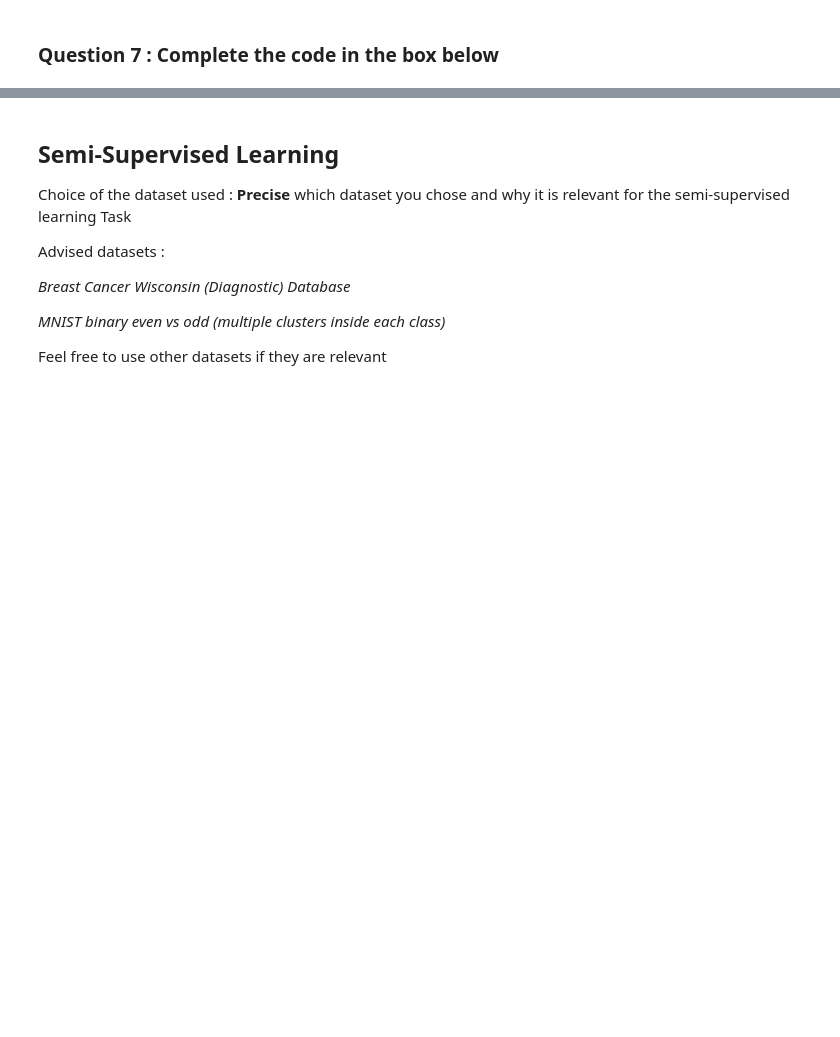
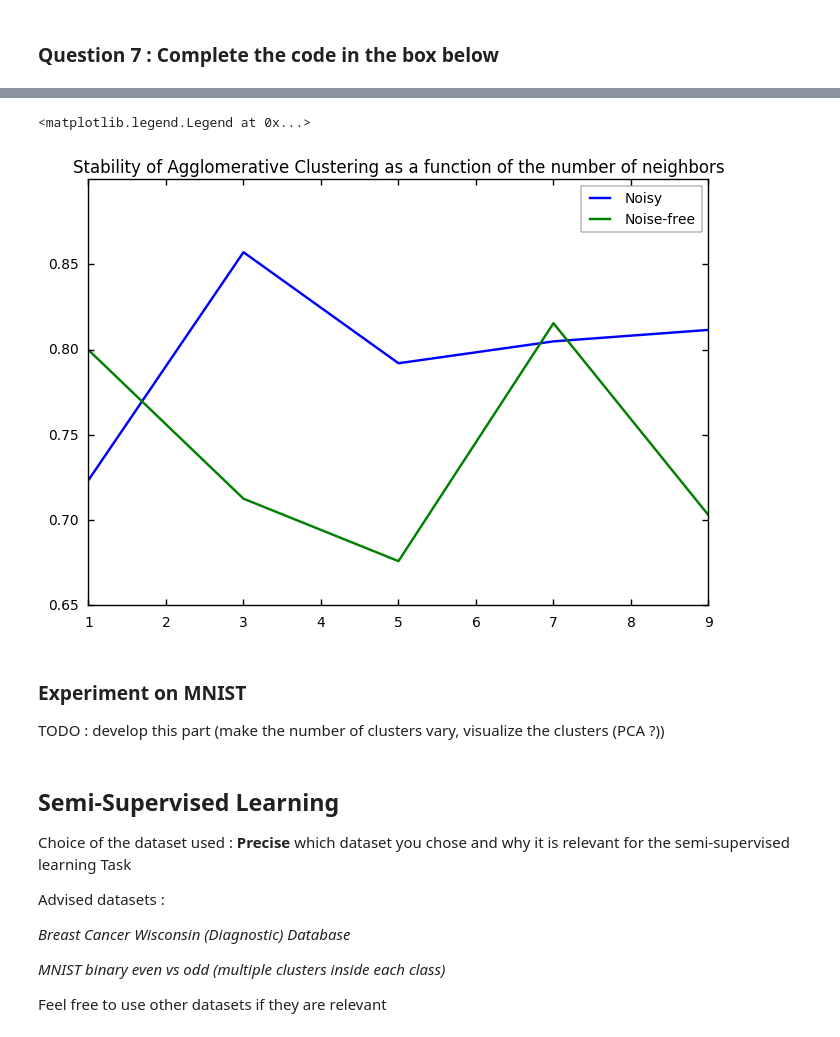
Before and after one commit to TdOpt/SpectralClustering, a Jupyter notebook: TP_SpectralClustering.ipynb, the cells around one changed output, grey strips where cells are left out. Cells and saved outputs as stored; diff of their text form; code cells hidden in the pictures; blank space fills up the shorter version.

```diff
--- a/TP_SpectralClustering.ipynb
+++ b/TP_SpectralClustering.ipynb
@@ -161,0 +166,28 @@ from sklearn.cluster import AgglomerativeClustering
+# %%
+from sklearn.cluster import AgglomerativeClustering
+
+noise_free_stability = []
+noisy_stability = []
+n_neighbors_list = np.arange(1,11,2)
+
+for k in n_neighbors_list:
+    noisy_stability.append(
+        cluster_stability(noisy_moons[.2][0],
+            (lambda X, clusters: AgglomerativeClustering(n_clusters=2, affinity='euclidean',
+            connectivity=kneighbors_graph(X, k, mode='distance', p=2).todense(), linkage='ward').fit_predict(X)),B=20, f=0.8))
+    noise_free_stability.append(
+        cluster_stability(noisy_moons[.05][0],
+            (lambda X, clusters: AgglomerativeClustering(n_clusters=2, affinity='euclidean',
+            connectivity=kneighbors_graph(X, k, mode='distance', p=2).todense(), linkage='ward').fit_predict(X)),B=20, f=0.8))
+
+plt.plot(n_neighbors_list, noisy_stability, label = "Noisy")
+plt.plot(n_neighbors_list, noise_free_stability, label = "Noise-free")
+plt.title("Stability of Agglomerative Clustering as a function of the number of neighbors")
+plt.legend()
+# %% [output]
+<matplotlib.legend.Legend at 0x...>
+[figure, added]
+# %% [markdown]
+### Experiment on MNIST
+
+TODO : develop this part (make the number of clusters vary, visualize the clusters (PCA ?))
```
Also changed, not shown: parts of 13 cells of this notebook.
